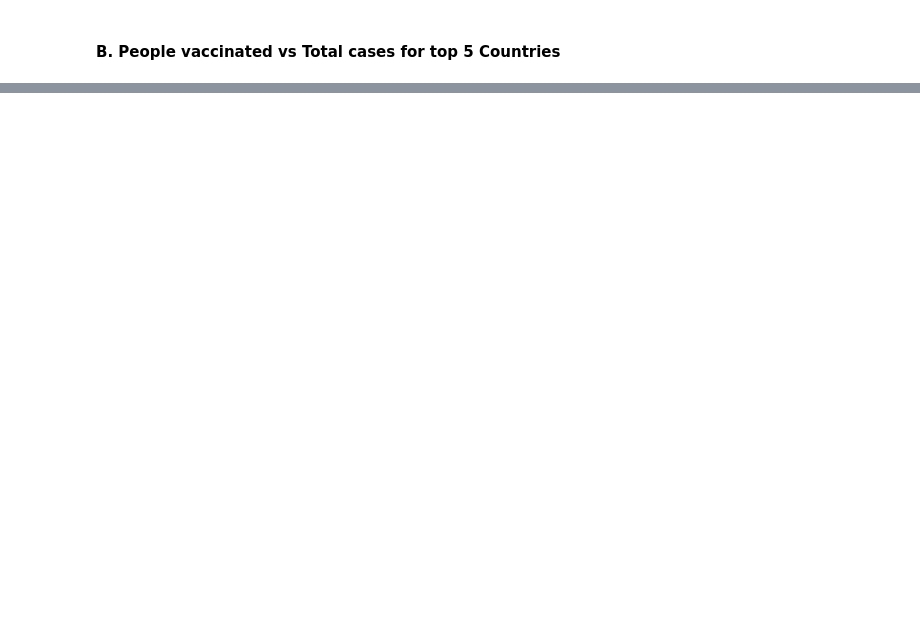
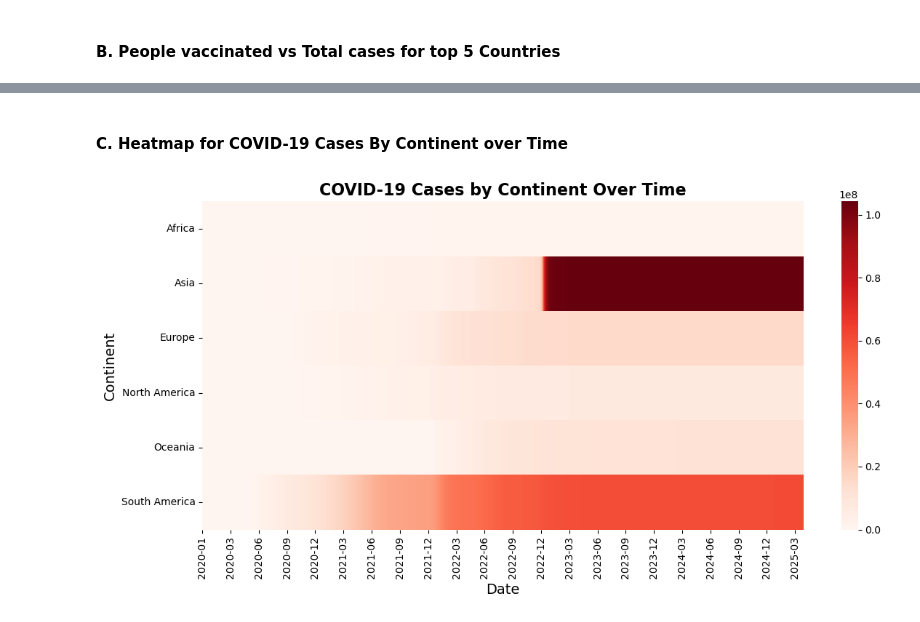
Before and after one commit to palden0929/covid19-data-analysis, a Jupyter notebook: Covid19_Trend_Analysis.ipynb, the cells around one changed output, grey strips where cells are left out. Saved outputs shown, nothing was run; the diff lists cells and outputs as text; code cells hidden in the pictures; blank space fills up the shorter version.

```diff
--- a/Covid19_Trend_Analysis.ipynb
+++ b/Covid19_Trend_Analysis.ipynb
@@ -388,0 +396,32 @@ plt.show()
+# %% [markdown]
+#### C. Heatmap for COVID-19 Cases By Continent over Time
+# %%
+# Creating a dataframe by grouping the data by continent and date
+heatmap = covid_subset.groupby(['continent', 'date'])['total_cases'].sum().reset_index()
+
+# Converting it into a pivot to store continents, date, and total cases as rows, columns and cells respectively.
+heatmap_pivot = heatmap.pivot(index='continent', columns='date', values='total_cases')
+
+# Getting the full list of dates from the pivot table's columns
+dates = heatmap_pivot.columns
+
+# Calculating the interval for showing ticks in the interval of 90 days / 3 months.
+step = 90 # 90 days
+x_tick_locations = range(0, len(dates), step)
+x_tick_labels = [d.strftime('%Y-%m') for d in dates[::step]]
+
+# Plotting the heatmap graph
+plt.figure(figsize=(12, 6))
+graph = sns.heatmap(heatmap_pivot, cmap='Reds')
+
+# Apply the custom tick locations and labels to the plot's axis
+graph.set_xticks(x_tick_locations)
+graph.set_xticklabels(x_tick_labels, rotation=90)
+
+plt.title("COVID-19 Cases by Continent Over Time", fontsize = 16, fontweight = 'bold')
+plt.xlabel("Date", fontsize = 14)
+plt.ylabel("Continent", fontsize = 14)
+plt.tight_layout()
+plt.show()
+# %% [output]
+[figure, added]
```
Also changed, not shown: parts of 6 cells of this notebook.
